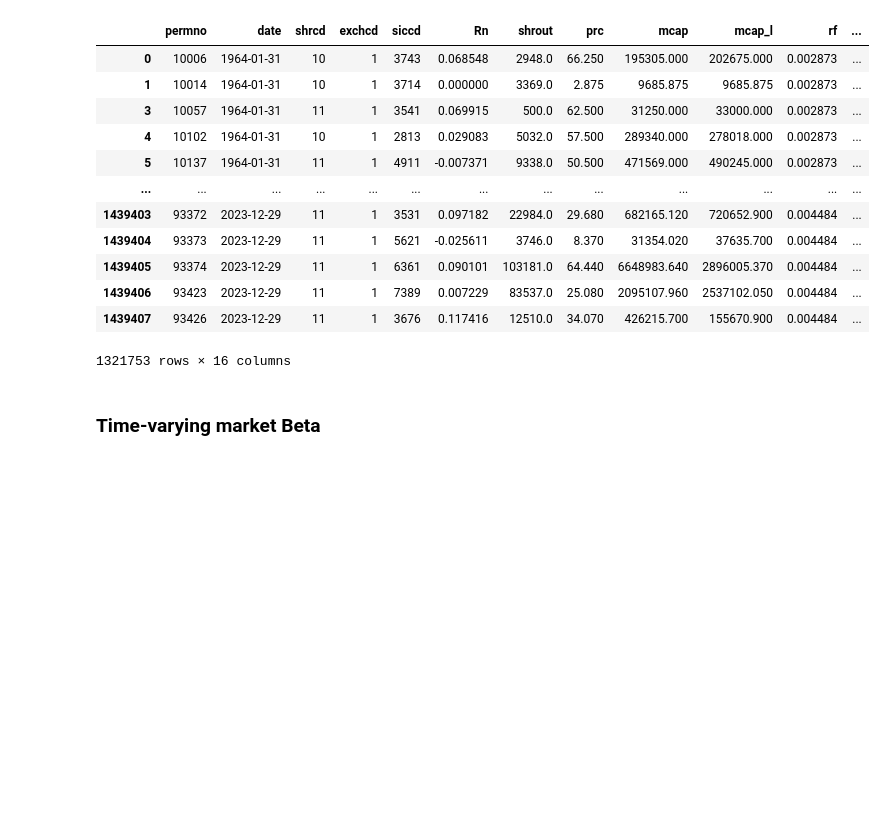
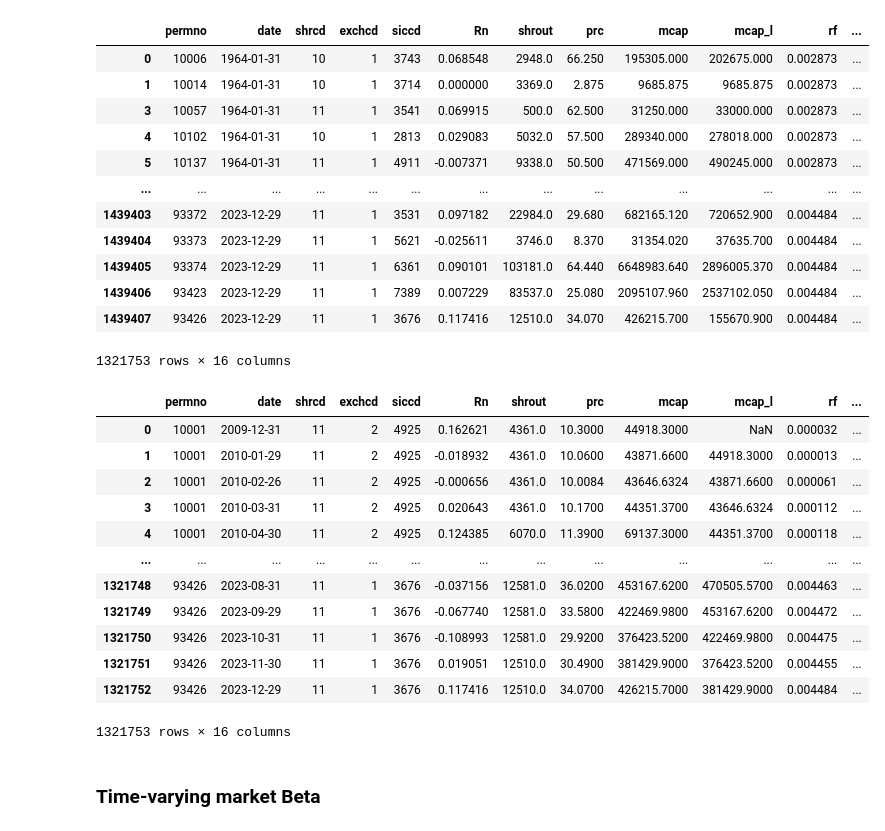
Before and after one commit to ekaterina-borisova/Investments_Project, a Jupyter notebook: project.ipynb, the cells around one changed output. Saved outputs shown, nothing was run; the diff lists cells and outputs as text; code cells hidden in the pictures; blank space fills up the shorter version.

```diff
--- a/project.ipynb
+++ b/project.ipynb
@@ -87,3 +87,21 @@ data_bab
 | 1439406 | 93423 | 2023-12-29 | 11 | 1 | 7389 | 0.007229 | 83537.0 | 25.080 | 2095107.960 | 2537102.050 | 0.004484 | ... |
 | 1439407 | 93426 | 2023-12-29 | 11 | 1 | 3676 | 0.117416 | 12510.0 | 34.070 | 426215.700 | 155670.900 | 0.004484 | ... |
 1321753 rows × 16 columns
+# %%
+data_bab=data_bab.sort_values(['permno','date']).reset_index(drop=True)
+data_bab['mcap_l'] = data_bab['mcap'].shift(1)
+data_bab
+# %% [output]
+|  | permno | date | shrcd | exchcd | siccd | Rn | shrout | prc | mcap | mcap_l | rf | ... |
+| 0 | 10001 | 2009-12-31 | 11 | 2 | 4925 | 0.162621 | 4361.0 | 10.3000 | 44918.3000 | NaN | 0.000032 | ... |
+| 1 | 10001 | 2010-01-29 | 11 | 2 | 4925 | -0.018932 | 4361.0 | 10.0600 | 43871.6600 | 44918.3000 | 0.000013 | ... |
+| 2 | 10001 | 2010-02-26 | 11 | 2 | 4925 | -0.000656 | 4361.0 | 10.0084 | 43646.6324 | 43871.6600 | 0.000061 | ... |
+| 3 | 10001 | 2010-03-31 | 11 | 2 | 4925 | 0.020643 | 4361.0 | 10.1700 | 44351.3700 | 43646.6324 | 0.000112 | ... |
+| 4 | 10001 | 2010-04-30 | 11 | 2 | 4925 | 0.124385 | 6070.0 | 11.3900 | 69137.3000 | 44351.3700 | 0.000118 | ... |
+| ... | ... | ... | ... | ... | ... | ... | ... | ... | ... | ... | ... | ... |
+| 1321748 | 93426 | 2023-08-31 | 11 | 1 | 3676 | -0.037156 | 12581.0 | 36.0200 | 453167.6200 | 470505.5700 | 0.004463 | ... |
+| 1321749 | 93426 | 2023-09-29 | 11 | 1 | 3676 | -0.067740 | 12581.0 | 33.5800 | 422469.9800 | 453167.6200 | 0.004472 | ... |
+| 1321750 | 93426 | 2023-10-31 | 11 | 1 | 3676 | -0.108993 | 12581.0 | 29.9200 | 376423.5200 | 422469.9800 | 0.004475 | ... |
+| 1321751 | 93426 | 2023-11-30 | 11 | 1 | 3676 | 0.019051 | 12510.0 | 30.4900 | 381429.9000 | 376423.5200 | 0.004455 | ... |
+| 1321752 | 93426 | 2023-12-29 | 11 | 1 | 3676 | 0.117416 | 12510.0 | 34.0700 | 426215.7000 | 381429.9000 | 0.004484 | ... |
+1321753 rows × 16 columns
```
Also changed, not shown: parts of 6 cells of this notebook.
